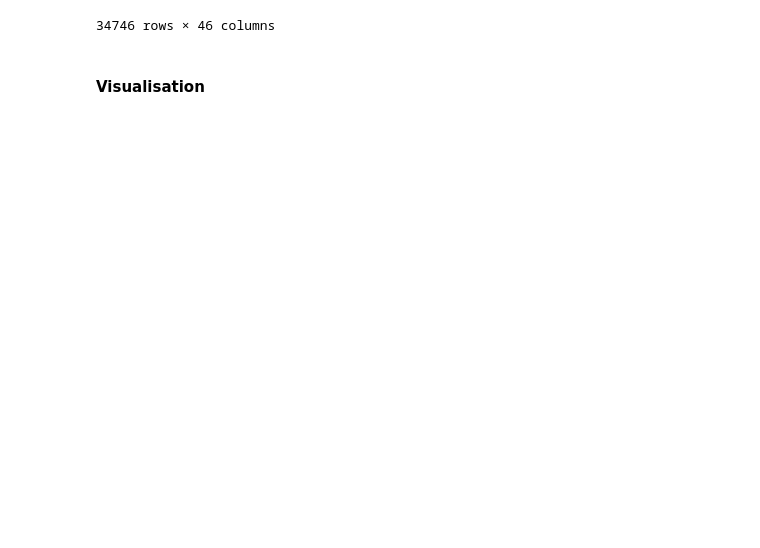
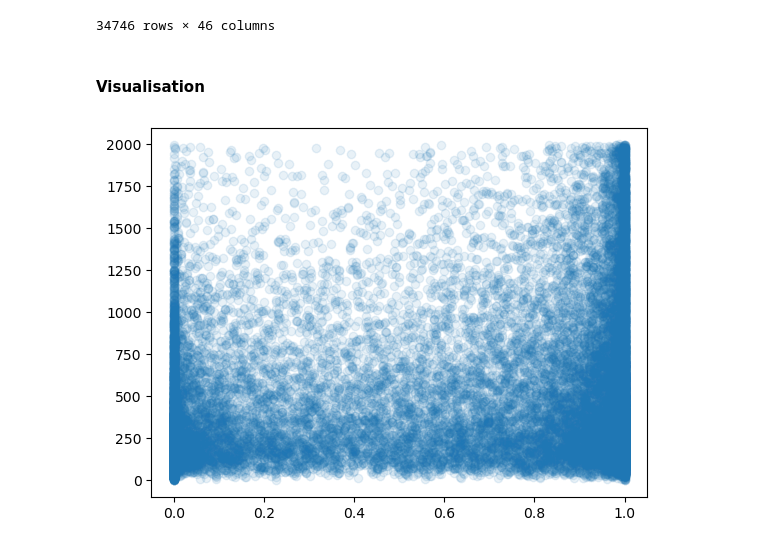
Before and after one commit to Antoine-M2/travel-time-study, a Jupyter notebook: main.ipynb, the cells around one changed output. Saved outputs shown, nothing was run; the diff lists cells and outputs as text; code cells hidden in the pictures; blank space fills up the shorter version.

```diff
--- a/main.ipynb
+++ b/main.ipynb
@@ -750,2 +748,9 @@ df.to_csv(f"processed/data/pop_iso_communes.csv", index=False)
 # %% [markdown]
 #### Visualisation
+# %%
+select = df[df["population"] < 2000]
+# %%
+plt.scatter(select["supermarket_driving-car_600"]/select["population"], select["population"], alpha=0.1)
+plt.show()
+# %% [output]
+[figure, added]
```
Also changed, not shown: parts of 5 cells of this notebook, 6 other files.
